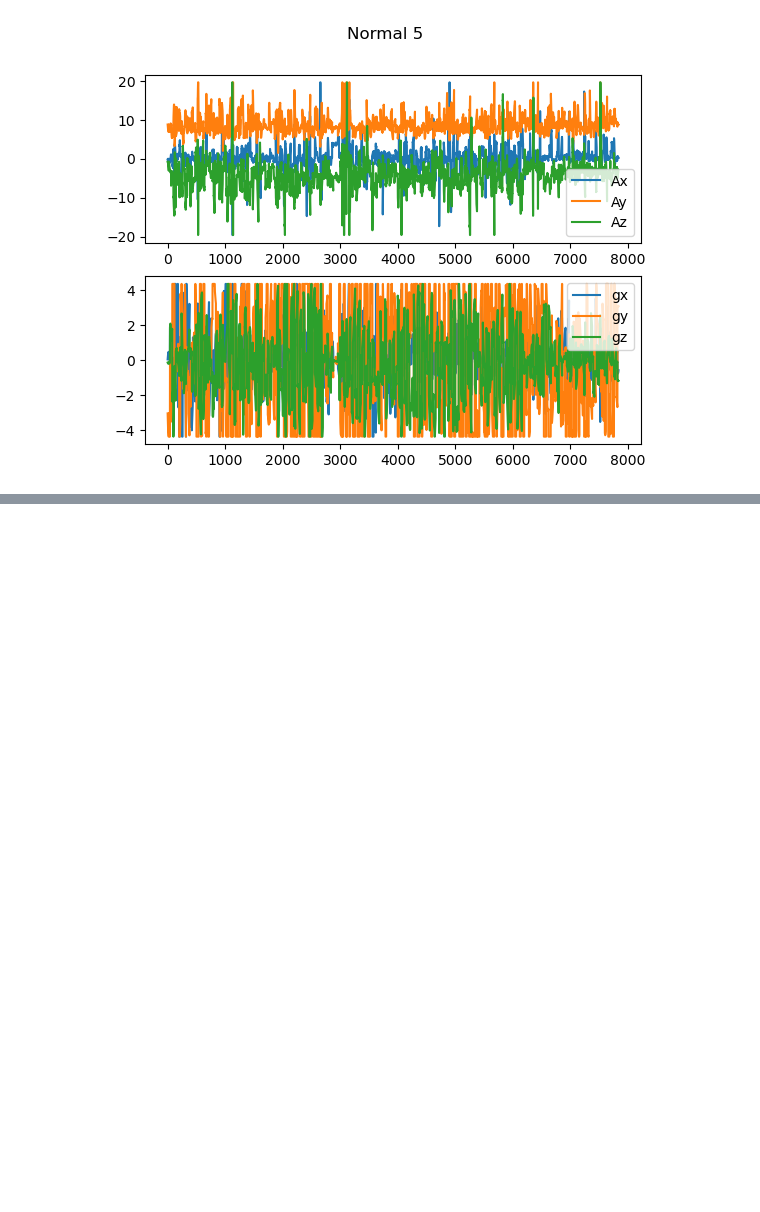
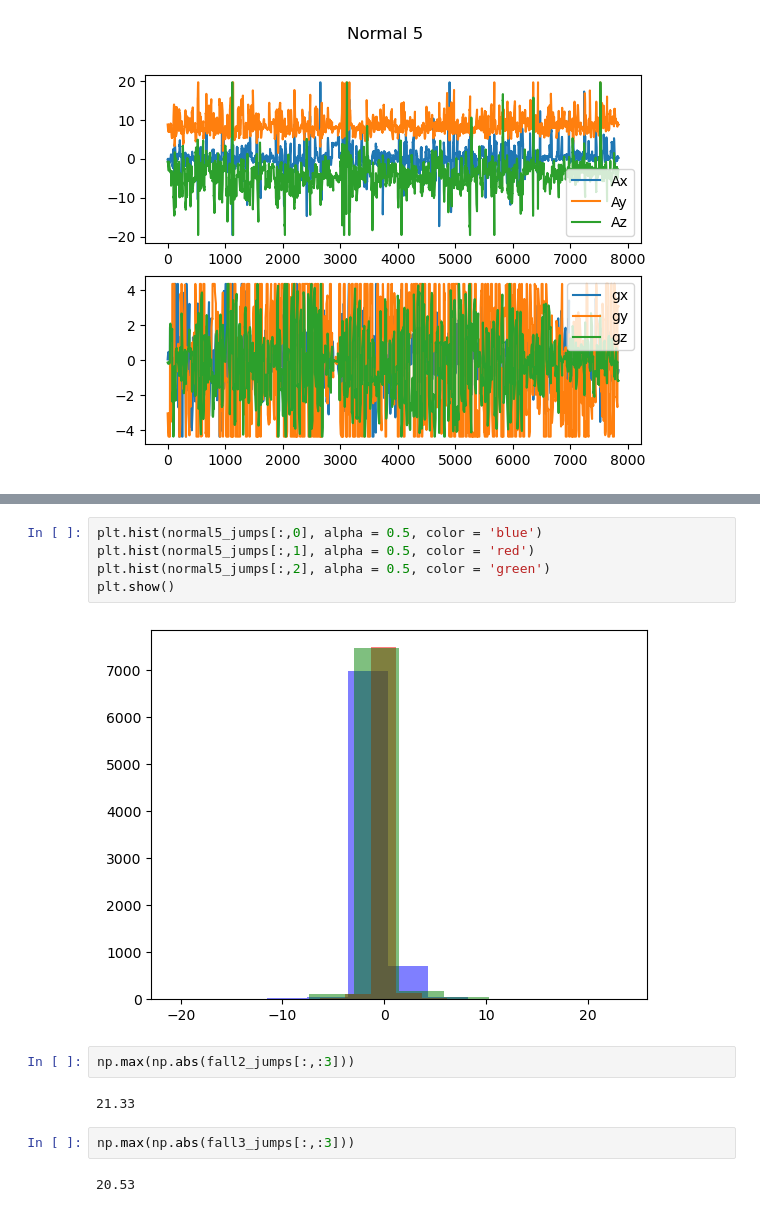
Before and after one commit to NUSMedTechMorphine/Morphine-22-23, a Jupyter notebook: ML/Codes/19-01-23 Visualization.ipynb, the cells around one changed output, grey strips where cells are left out. Saved outputs shown, nothing was run; the diff lists cells and outputs as text; blank space fills up the shorter version.

```diff
--- a/ML/Codes/19-01-23 Visualization.ipynb
+++ b/ML/Codes/19-01-23 Visualization.ipynb
@@ -99,0 +133,15 @@ plt.show()
+# %%
+plt.hist(normal5_jumps[:,0], alpha = 0.5, color = 'blue')
+plt.hist(normal5_jumps[:,1], alpha = 0.5, color = 'red')
+plt.hist(normal5_jumps[:,2], alpha = 0.5, color = 'green')
+plt.show()
+# %% [output]
+[figure, added]
+# %%
+np.max(np.abs(fall2_jumps[:,:3]))
+# %% [output]
+21.33
+# %%
+np.max(np.abs(fall3_jumps[:,:3]))
+# %% [output]
+20.53
```
Also changed, not shown: parts of 8 cells of this notebook.
